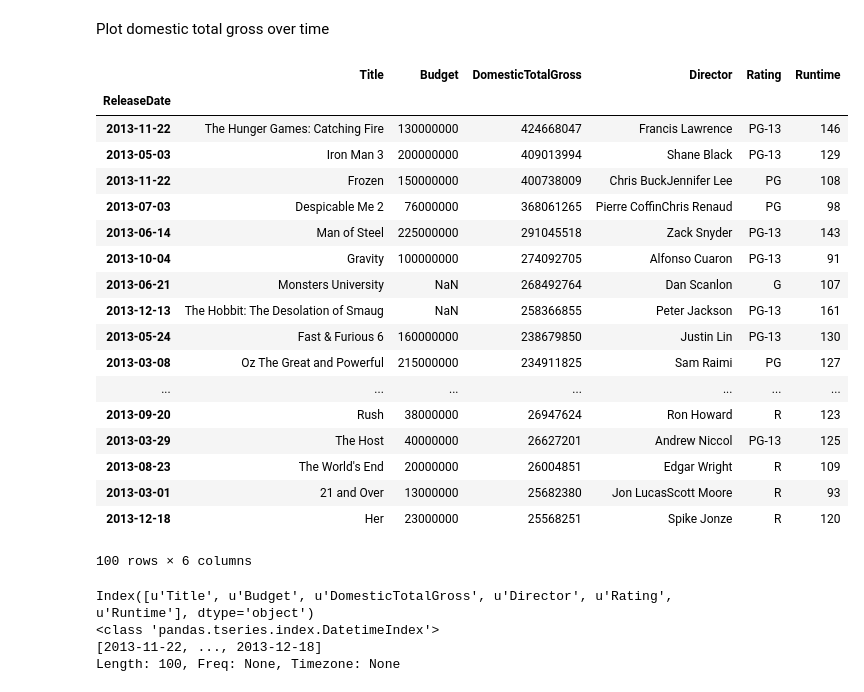
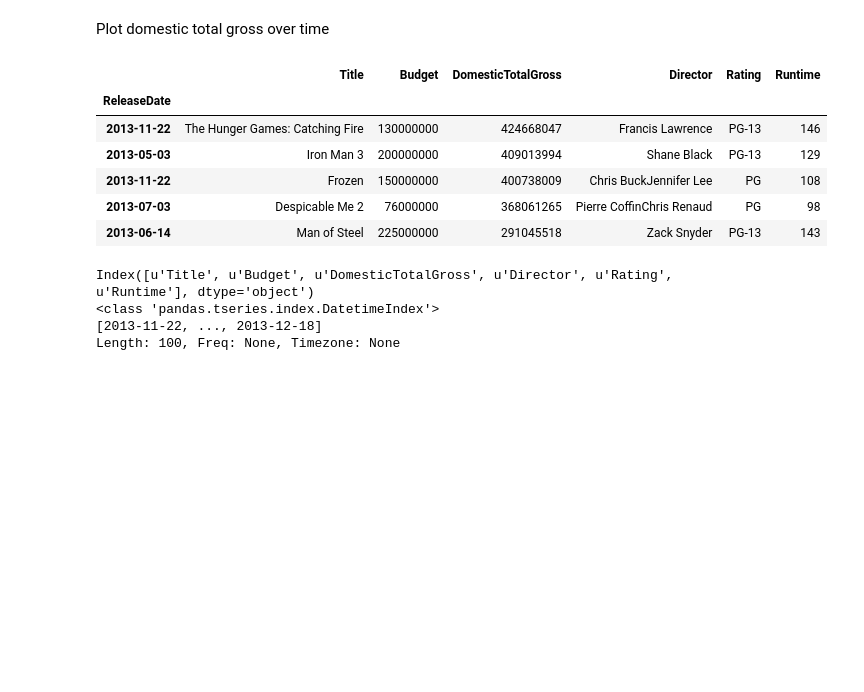
Before and after one commit to fdurant/pandas_challenges, a Jupyter notebook: pandas_challenges.ipynb, the cells around one changed output. Drawn from its saved outputs; the diff is of its cells as text; code cells hidden in the pictures; blank space fills up the shorter version.

```diff
--- a/pandas_challenges.ipynb
+++ b/pandas_challenges.ipynb
@@ -8,27 +8,15 @@ import numpy as np
 import matplotlib.pyplot as plt
 # %%
 moviesDF=pd.read_csv('2013_movies.csv', sep=',', header=0, index_col=6, parse_dates=True)
-moviesDF
+moviesDF.head()
 # %% [output]
 |  | Title | Budget | DomesticTotalGross | Director | Rating | Runtime |
 | ReleaseDate |  |  |  |  |  |  |
 | 2013-11-22 | The Hunger Games: Catching Fire | 130000000 | 424668047 | Francis Lawrence | PG-13 | 146 |
 | 2013-05-03 | Iron Man 3 | 200000000 | 409013994 | Shane Black | PG-13 | 129 |
 | 2013-11-22 | Frozen | 150000000 | 400738009 | Chris BuckJennifer Lee | PG | 108 |
 | 2013-07-03 | Despicable Me 2 | 76000000 | 368061265 | Pierre CoffinChris Renaud | PG | 98 |
 | 2013-06-14 | Man of Steel | 225000000 | 291045518 | Zack Snyder | PG-13 | 143 |
-| 2013-10-04 | Gravity | 100000000 | 274092705 | Alfonso Cuaron | PG-13 | 91 |
-| 2013-06-21 | Monsters University | NaN | 268492764 | Dan Scanlon | G | 107 |
-| 2013-12-13 | The Hobbit: The Desolation of Smaug | NaN | 258366855 | Peter Jackson | PG-13 | 161 |
-| 2013-05-24 | Fast & Furious 6 | 160000000 | 238679850 | Justin Lin | PG-13 | 130 |
-| 2013-03-08 | Oz The Great and Powerful | 215000000 | 234911825 | Sam Raimi | PG | 127 |
-| ... | ... | ... | ... | ... | ... | ... |
-| 2013-09-20 | Rush | 38000000 | 26947624 | Ron Howard | R | 123 |
-| 2013-03-29 | The Host | 40000000 | 26627201 | Andrew Niccol | PG-13 | 125 |
-| 2013-08-23 | The World's End | 20000000 | 26004851 | Edgar Wright | R | 109 |
-| 2013-03-01 | 21 and Over | 13000000 | 25682380 | Jon LucasScott Moore | R | 93 |
-| 2013-12-18 | Her | 23000000 | 25568251 | Spike Jonze | R | 120 |
-100 rows × 6 columns
 # %%
 print moviesDF.columns
 print moviesDF.index
```
Also changed, not shown: parts of 3 cells of this notebook.
